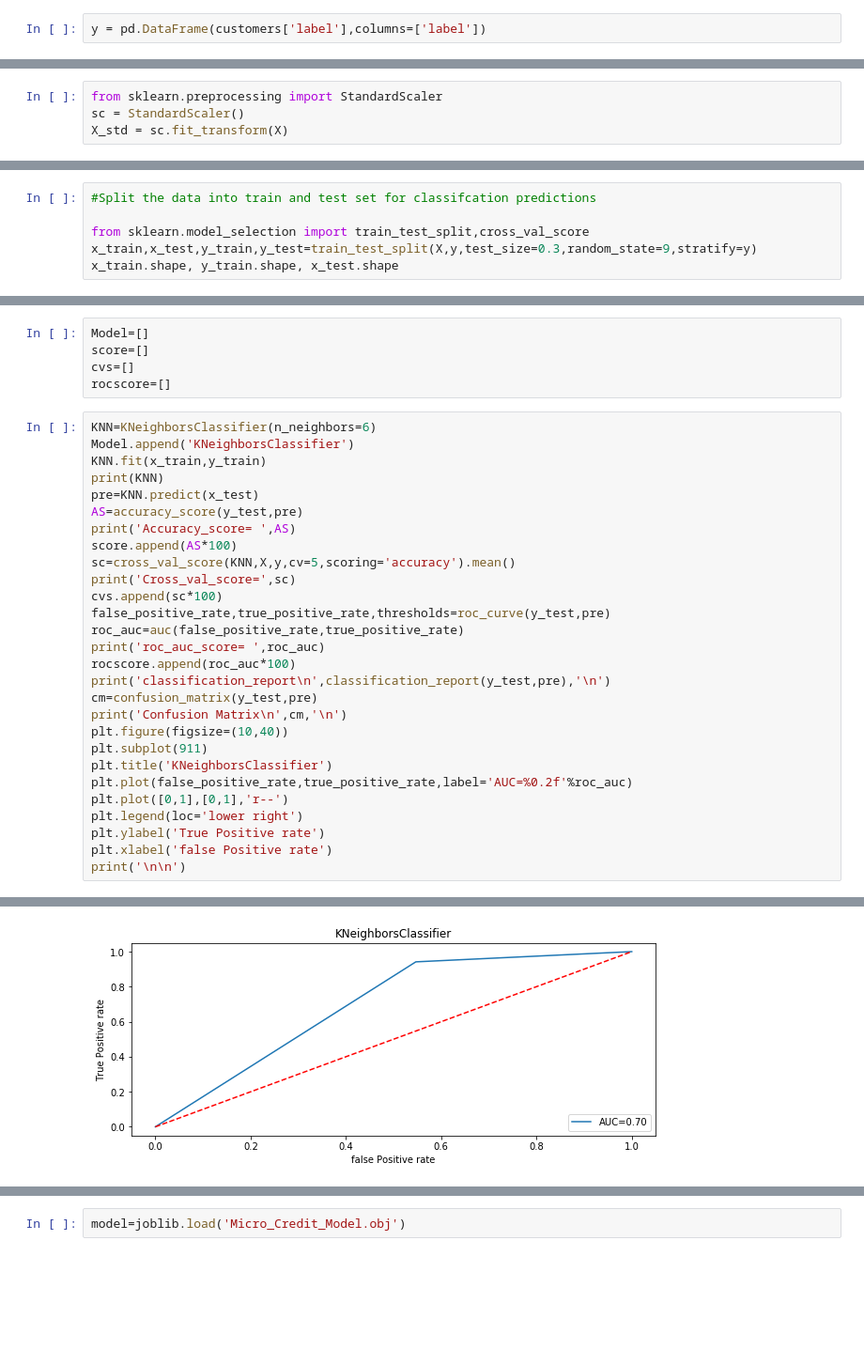
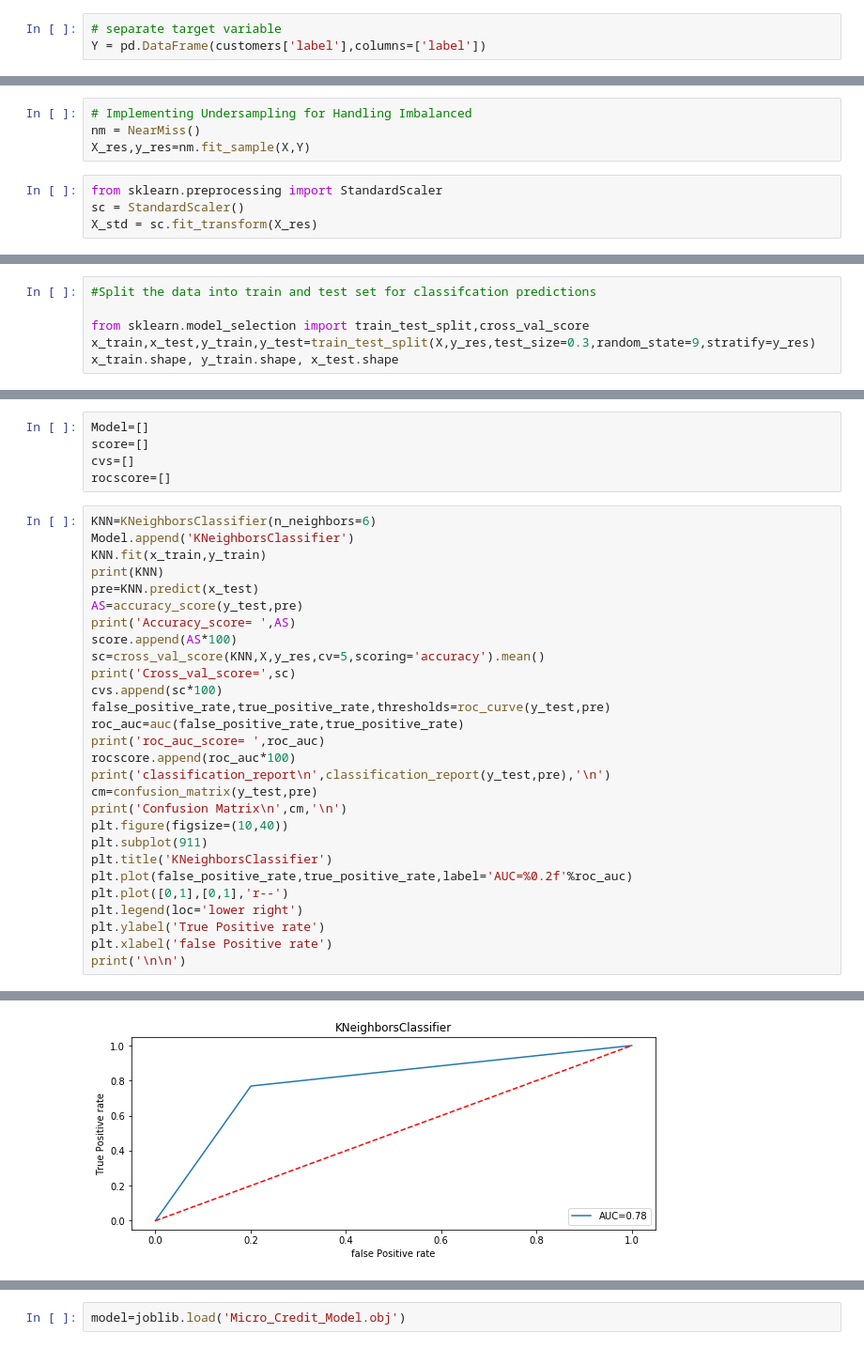
Before and after one commit to HimanshuSharma334/MICRO-CREDIT-DEFAULTER-MODEL, a Jupyter notebook: Micro-Credit_Defaulter_Model.ipynb, the cells around one changed output, grey strips where cells are left out. Shown at 94% size. Saved outputs shown, nothing was run; the diff lists cells and outputs as text; blank space fills up the shorter version.

```diff
--- a/Micro-Credit_Defaulter_Model.ipynb
+++ b/Micro-Credit_Defaulter_Model.ipynb
@@ -379,3 +396,4 @@ customers['pcircle'] = le.fit_transform(customers['pcircle']) #label encoding
 # %%
-y = pd.DataFrame(customers['label'],columns=['label'])
+# separate target variable
+Y = pd.DataFrame(customers['label'],columns=['label'])
 # %%
@@ -382,10 +401,14 @@ y = pd.DataFrame(customers['label'],columns=['label'])
 X = customers.drop('label',axis=1,inplace=True)
 # %%
 X=customers
+# %%
+# Implementing Undersampling for Handling Imbalanced
+nm = NearMiss()
+X_res,y_res=nm.fit_sample(X,Y)
 # %%
 from sklearn.preprocessing import StandardScaler
 sc = StandardScaler()
-X_std = sc.fit_transform(X)
+X_std = sc.fit_transform(X_res)
 # %%
 X = pd.DataFrame(X_std,columns=X.columns)
 X.shape
@@ -408,6 +438,6 @@ from sklearn.metrics import classification_report,confusion_matrix,accuracy_scor
 #Split the data into train and test set for classifcation predictions
 
 from sklearn.model_selection import train_test_split,cross_val_score
-x_train,x_test,y_train,y_test=train_test_split(X,y,test_size=0.3,random_state=9,stratify=y)
+x_train,x_test,y_train,y_test=train_test_split(X,y_res,test_size=0.3,random_state=9,stratify=y_res)
 x_train.shape, y_train.shape, x_test.shape
 # %% [output]
@@ -426,7 +456,7 @@ pre=KNN.predict(x_test)
 AS=accuracy_score(y_test,pre)
 print('Accuracy_score= ',AS)
 score.append(AS*100)
-sc=cross_val_score(KNN,X,y,cv=5,scoring='accuracy').mean()
+sc=cross_val_score(KNN,X,y_res,cv=5,scoring='accuracy').mean()
 print('Cross_val_score=',sc)
 cvs.append(sc*100)
 false_positive_rate,true_positive_rate,thresholds=roc_curve(y_test,pre)
@@ -469,4 +497,4 @@ Confusion Matrix
-[figure, old version]
+[figure, new version]
 # %%
 SV=SVC()
 Model.append('SVC')
```
Also changed, not shown: parts of 24 cells of this notebook.
